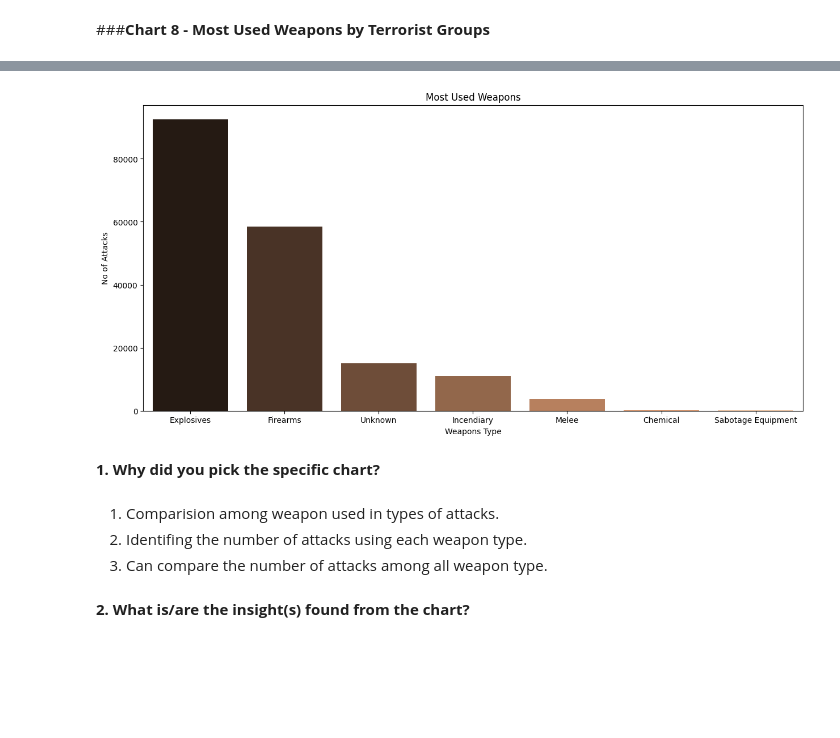
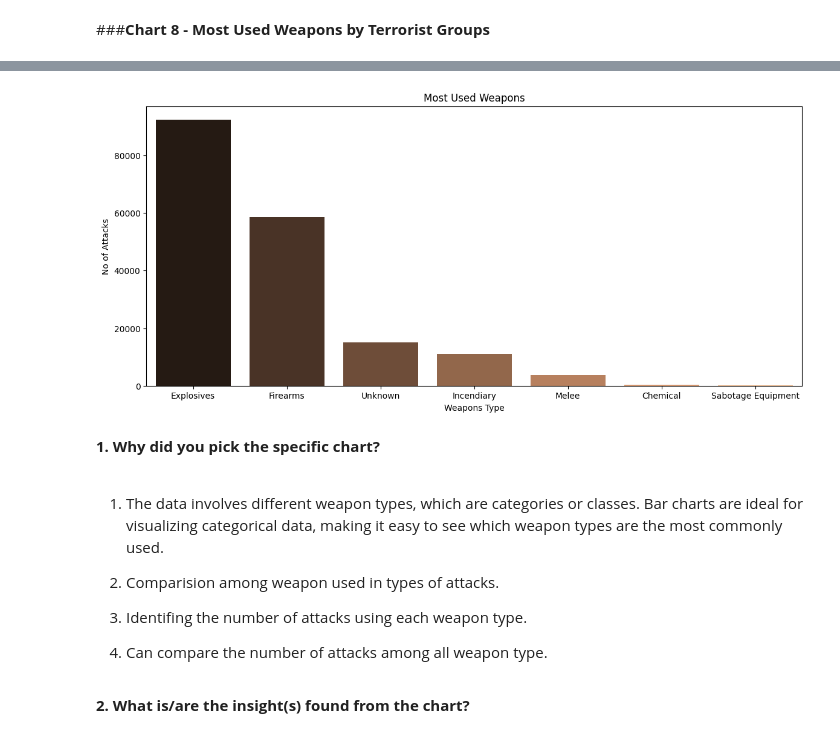
Before and after one commit to vaishnavikaithwas/Global-Terrorism-EDA-Project, a Jupyter notebook: Global_Terrorism_EDA.ipynb, the cells around one changed output, grey strips where cells are left out. Saved outputs shown, nothing was run; the diff lists cells and outputs as text; code cells hidden in the pictures; blank space fills up the shorter version.

```diff
--- a/Global_Terrorism_EDA.ipynb
+++ b/Global_Terrorism_EDA.ipynb
@@ -856,22 +845,26 @@ Maoists                                              1630
 Liberation Tigers of Tamil Eelam (LTTE)              1606
 Name: gname, dtype: int64
 # %%
-plt.subplots(figsize=(15,7))
+plt.subplots(figsize=(14,6))
 sns.barplot(x=data['weaptype1_txt'].value_counts()[:7].index,
             y=data['weaptype1_txt'].value_counts()[:7].values,
             palette="copper")
 plt.title('Most Used Weapons')
 plt.xlabel('Weapons Type')
 plt.ylabel('No of Attacks')
 plt.show()
 # %% [output]
-[figure, old version]
+[figure, new version]
 # %% [markdown]
 **1. Why did you pick the specific chart?**
 # %% [markdown]
-1. Comparision among weapon used in types of attacks.
-2. Identifing the number of attacks using each weapon type.
-3. Can compare the number of attacks among all weapon type.
+1. The data involves different weapon types, which are categories or classes. Bar charts are ideal for visualizing categorical data, making it easy to see which weapon types are the most commonly used.
+
+2. Comparision among weapon used in types of attacks.
+
+3. Identifing the number of attacks using each weapon type.
+
+4. Can compare the number of attacks among all weapon type.
 # %% [markdown]
 **2. What is/are the insight(s) found from the chart?**
 # %% [markdown]
```
Also changed, not shown: parts of 59 cells of this notebook.
